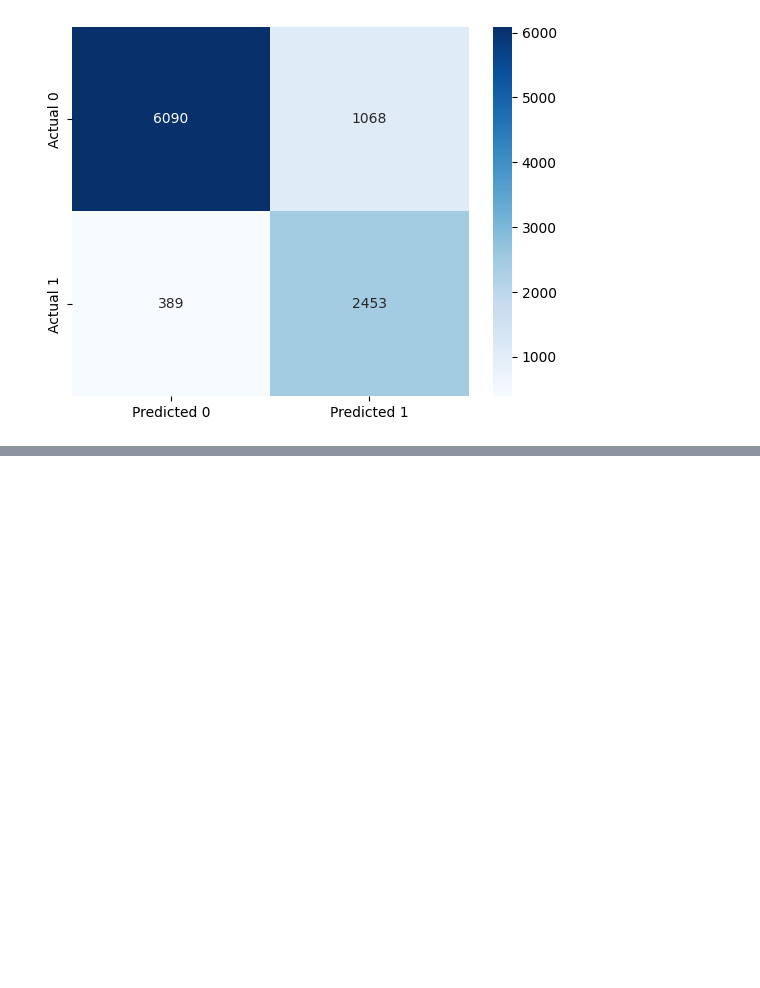
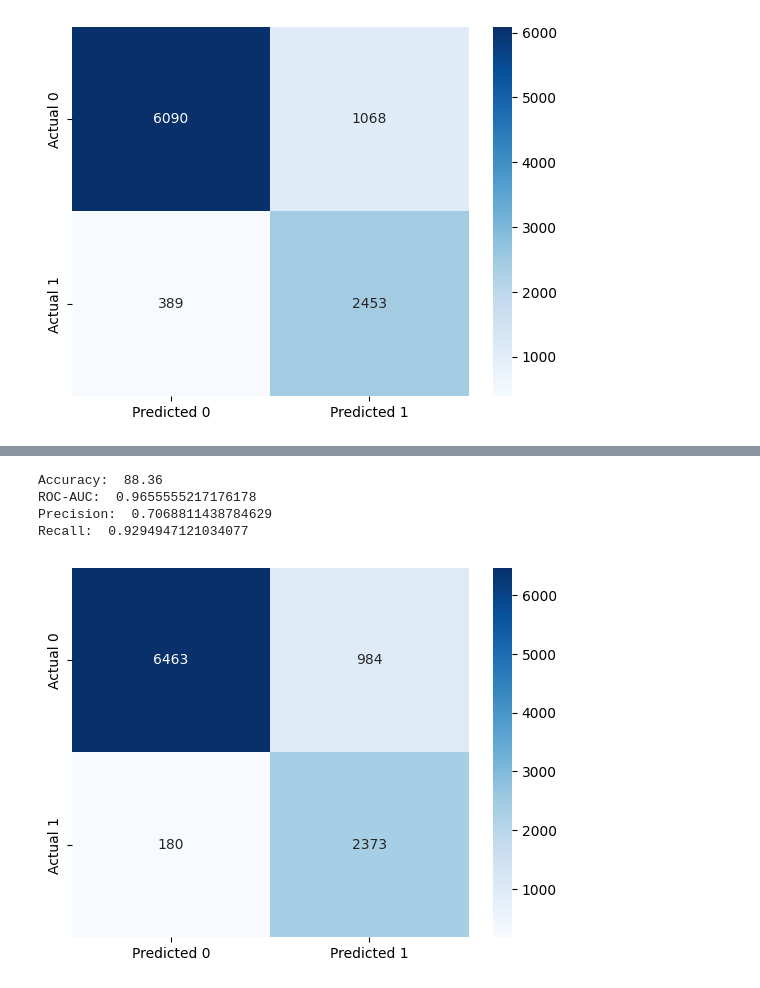
Before and after one commit to LinhNgaNguyen/STAT303-3-Project, a Jupyter notebook: Logistic_Regression.ipynb, the cells around one changed output, grey strips where cells are left out. Cells and saved outputs as stored; diff of their text form; code cells hidden in the pictures; blank space fills up the shorter version.

```diff
--- a/Logistic_Regression.ipynb
+++ b/Logistic_Regression.ipynb
@@ -294,0 +391,19 @@ Recall:  0.8631245601688952
+# %%
+train = train.drop(['Unnamed: 0'],axis=1)
+test = test.drop(['Unnamed: 0'],axis=1)
+# %%
+# Separate into test and train
+y_train = train.target
+X_train = train.drop("target", axis = 1)
+
+y_test = test.target
+X_test = test.drop('target', axis = 1)
+
+X_train_columns = X_train.columns
+X_test_columns = X_test.columns
+# %%
+# Create a model object - not trained yet
+logreg = LogisticRegression()
+
+# Train the model
+logreg.fit(X_train, y_train)
@@ -294,0 +580,34 @@ Recall:  0.8631245601688952
+# %%
+# Performance metrics computation for the optimum decision threshold probability
+desired_threshold = 0.198
+
+tree.fit(X_train, y_train)
+
+y_pred_prob = tree.predict_proba(X_train)[:,1]
+
+# Classifying observations in the positive class (y = 1) if the predicted probability is greater
+# than the desired decision threshold probability
+y_pred = y_pred_prob > desired_threshold
+y_pred = y_pred.astype(int)
+
+#Computing the accuracy
+print("Accuracy: ",accuracy_score(y_pred, y_train)*100)
+
+#Computing the ROC-AUC
+fpr, tpr, auc_thresholds = roc_curve(y_train, y_pred_prob)
+print("ROC-AUC: ",auc(fpr, tpr))# AUC of ROC
+
+#Computing the precision and recall
+print("Precision: ", precision_score(y_train, y_pred))
+print("Recall: ", recall_score(y_train, y_pred))
+
+#Confusion matrix
+cm = pd.DataFrame(confusion_matrix(y_train, y_pred),
+                  columns=['Predicted 0', 'Predicted 1'], index = ['Actual 0', 'Actual 1'])
+sns.heatmap(cm, annot=True, cmap='Blues', fmt='g');
+# %% [output]
+Accuracy:  88.36
+ROC-AUC:  0.9655555217176178
+Precision:  0.7068811438784629
+Recall:  0.9294947121034077
+[figure, added]
```
Also changed, not shown: parts of 21 cells of this notebook.
